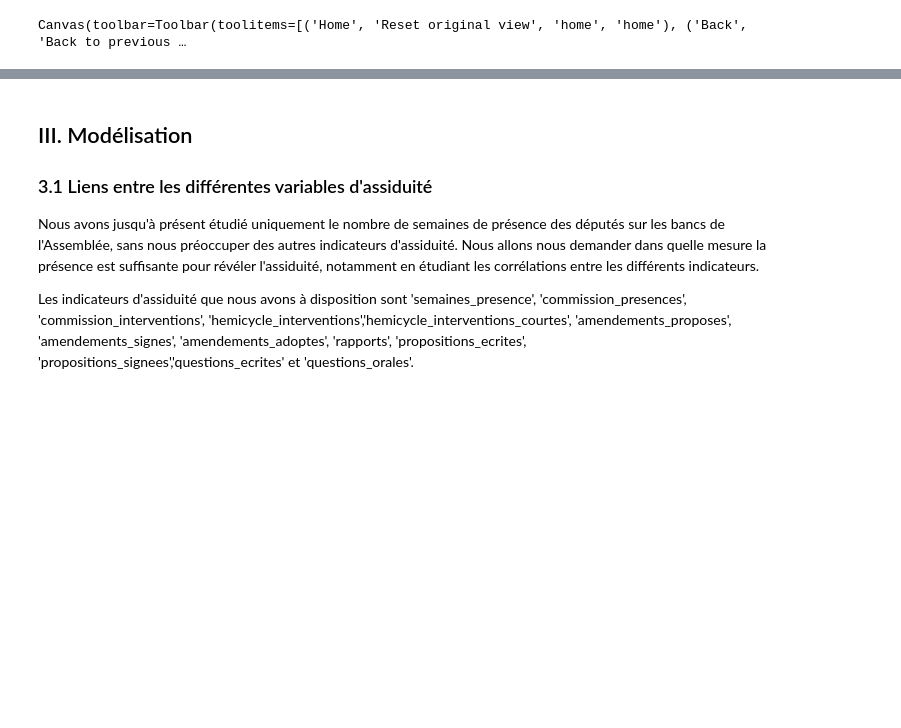
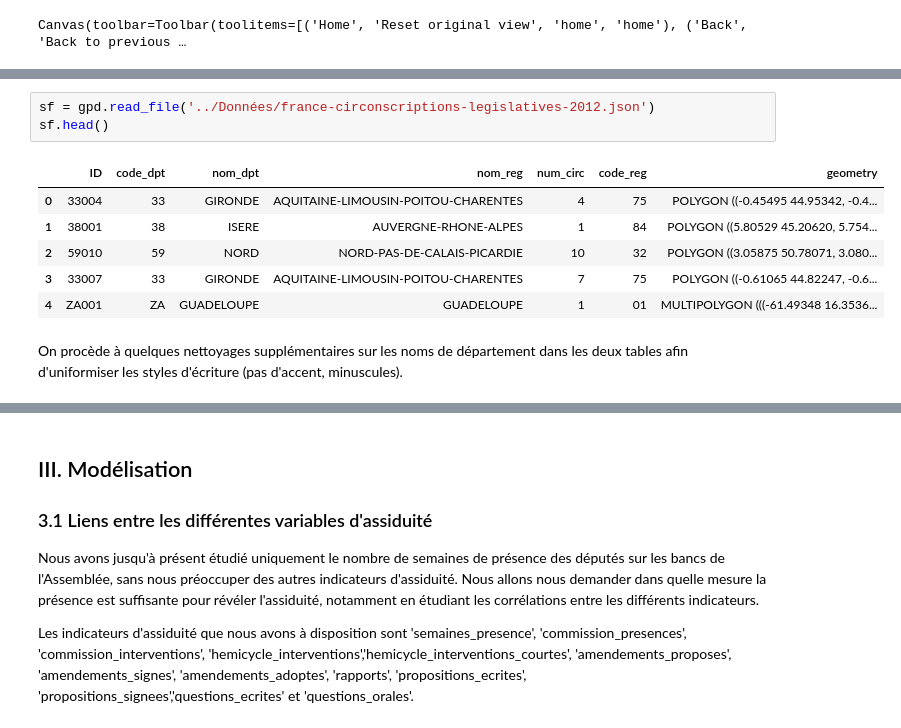
Before and after one commit to APlamont/AssemblyAttendance, a Jupyter notebook: Code/Projet Python pour le Data Scientist.ipynb, the cells around one changed output, grey strips where cells are left out. Drawn from its saved outputs; the diff is of its cells as text; blank space fills up the shorter version.

```diff
--- a/Code/Projet Python pour le Data Scientist.ipynb
+++ b/Code/Projet Python pour le Data Scientist.ipynb
@@ -339,0 +332,12 @@ L'analyse descriptive de nos données reste cependant très insuffisante pour r
+# %%
+sf = gpd.read_file('../Données/france-circonscriptions-legislatives-2012.json')
+sf.head()
+# %% [output]
+|  | ID | code_dpt | nom_dpt | nom_reg | num_circ | code_reg | geometry |
+| 0 | 33004 | 33 | GIRONDE | AQUITAINE-LIMOUSIN-POITOU-CHARENTES | 4 | 75 | POLYGON ((-0.45495 44.95342, -0.4... |
+| 1 | 38001 | 38 | ISERE | AUVERGNE-RHONE-ALPES | 1 | 84 | POLYGON ((5.80529 45.20620, 5.754... |
+| 2 | 59010 | 59 | NORD | NORD-PAS-DE-CALAIS-PICARDIE | 10 | 32 | POLYGON ((3.05875 50.78071, 3.080... |
+| 3 | 33007 | 33 | GIRONDE | AQUITAINE-LIMOUSIN-POITOU-CHARENTES | 7 | 75 | POLYGON ((-0.61065 44.82247, -0.6... |
+| 4 | ZA001 | ZA | GUADELOUPE | GUADELOUPE | 1 | 01 | MULTIPOLYGON (((-61.49348 16.3536... |
+# %% [markdown]
+On procède à quelques nettoyages supplémentaires sur les noms de département dans les deux tables afin d'uniformiser les styles d'écriture (pas d'accent, minuscules).
```
Also changed, not shown: parts of 15 cells of this notebook.
